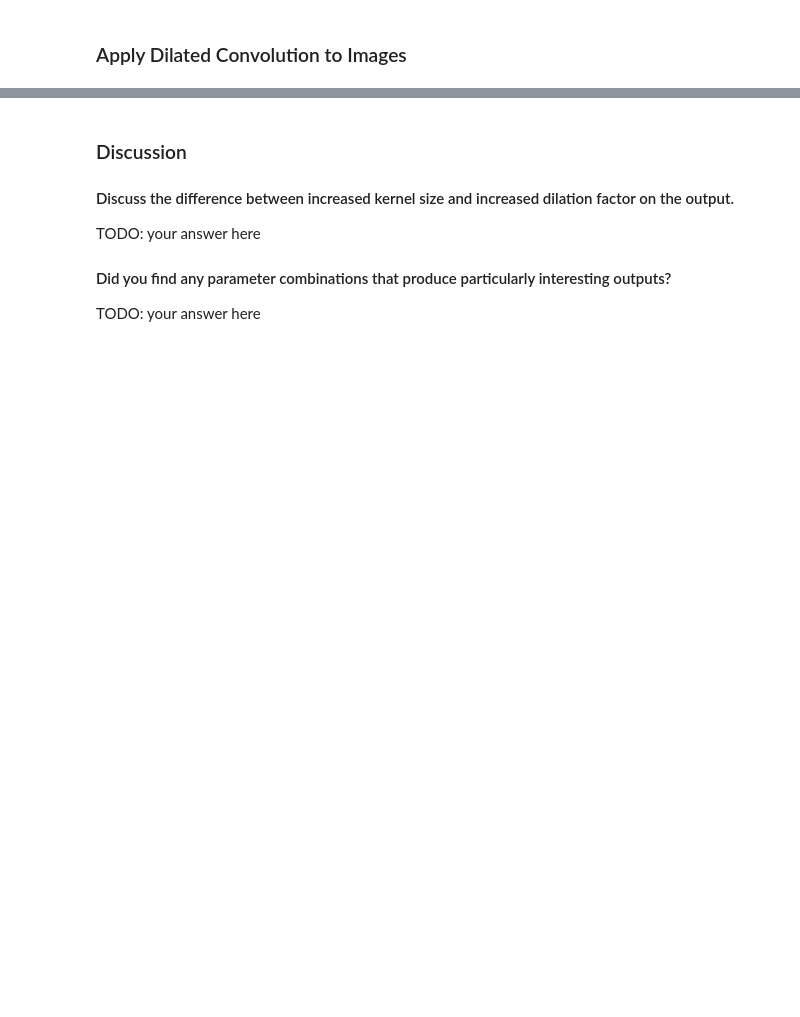
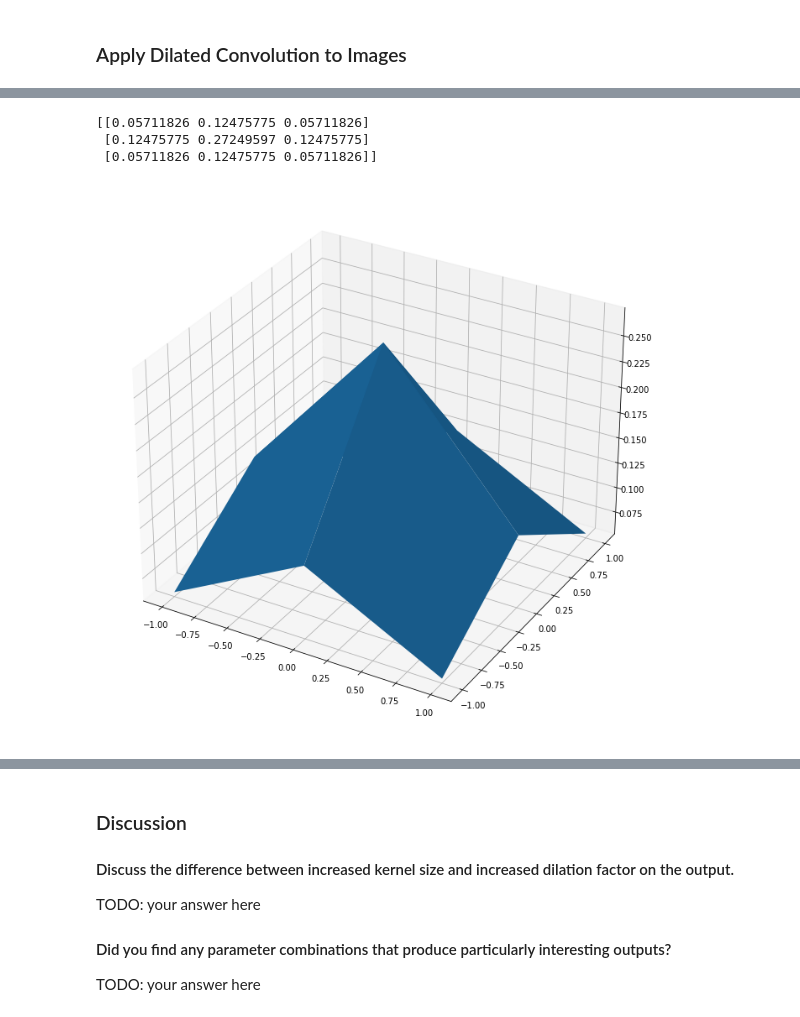
Before and after one commit to xs2445/22spring, a Jupyter notebook: 6692/hw1/2DConvolution.ipynb, the cells around one changed output, grey strips where cells are left out. Drawn from its saved outputs; the diff is of its cells as text; code cells hidden in the pictures; blank space fills up the shorter version.

```diff
--- a/6692/hw1/2DConvolution.ipynb
+++ b/6692/hw1/2DConvolution.ipynb
@@ -141,0 +157,20 @@ visualize(image, kernel, dilations)
+# %%
+from mpl_toolkits.mplot3d import Axes3D
+sigma = 0.8
+fig = plt.figure()
+ax = fig.add_subplot(111, projection='3d')
+dx = 1
+dy = 1
+x = np.arange(-1, 1.1, dx)
+y = np.arange(-1, 1.1, dy)
+x2d, y2d = np.meshgrid(x, y)
+kernel_2d = np.exp(-(x2d ** 2 + y2d ** 2) / (2 * sigma ** 2))
+kernel_2d = kernel_2d / (2 * np.pi * sigma ** 2) # unit integral
+kernel_2d /= np.sum(kernel_2d)
+ax.plot_surface(x2d, y2d, kernel_2d)
+print(kernel_2d)
+# %% [output]
+[[0.05711826 0.12475775 0.05711826]
+ [0.12475775 0.27249597 0.12475775]
+ [0.05711826 0.12475775 0.05711826]]
+[figure, added]
```
Also changed, not shown: parts of 6 cells of this notebook, 2 other files.
